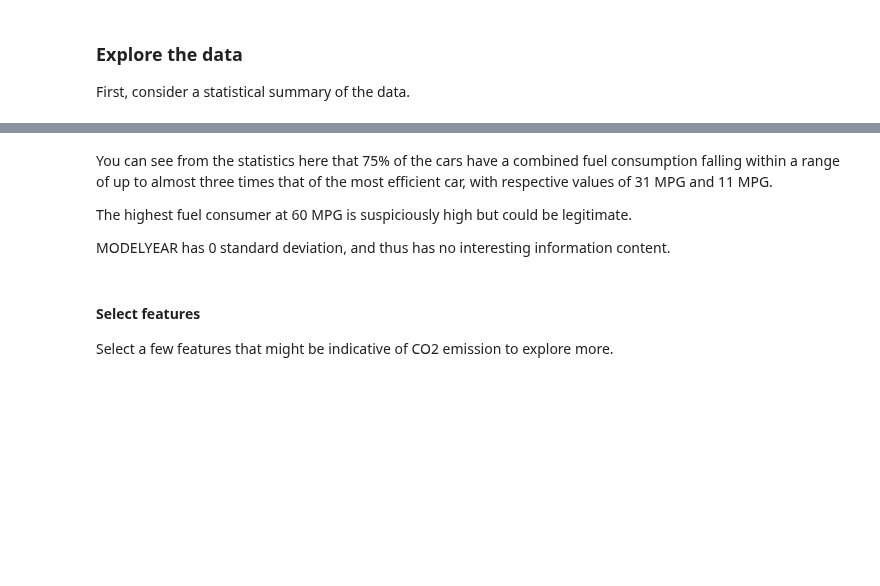
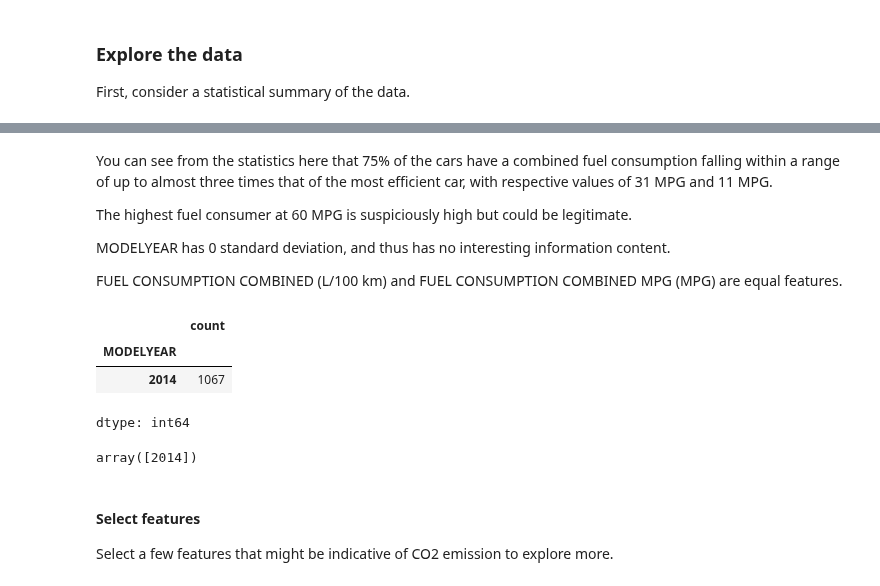
Before and after one commit to fateme-alk/learning, a Jupyter notebook: regression/Simple_Linear_Regression_v1.ipynb, the cells around one changed output, grey strips where cells are left out. Cells and saved outputs as stored; diff of their text form; code cells hidden in the pictures; blank space fills up the shorter version.

```diff
--- a/regression/Simple_Linear_Regression_v1.ipynb
+++ b/regression/Simple_Linear_Regression_v1.ipynb
@@ -149,6 +138,19 @@ You can see from the statistics here that 75% of the cars have a combined fuel c
 The highest fuel consumer at 60 MPG is suspiciously high but could be legitimate.
 
 MODELYEAR has 0 standard deviation, and thus has no interesting information content.
+
+FUEL CONSUMPTION COMBINED (L/100 km) and FUEL CONSUMPTION COMBINED MPG (MPG) are equal features.
+# %%
+df['MODELYEAR'].value_counts()
+# %% [output]
+|  | count |
+| MODELYEAR |  |
+| 2014 | 1067 |
+dtype: int64
+# %%
+df['MODELYEAR'].unique()
+# %% [output]
+array([2014])
 # %% [markdown]
 #### Select features
 Select a few features that might be indicative of CO2 emission to explore more.
```
Also changed, not shown: parts of 33 cells of this notebook.
